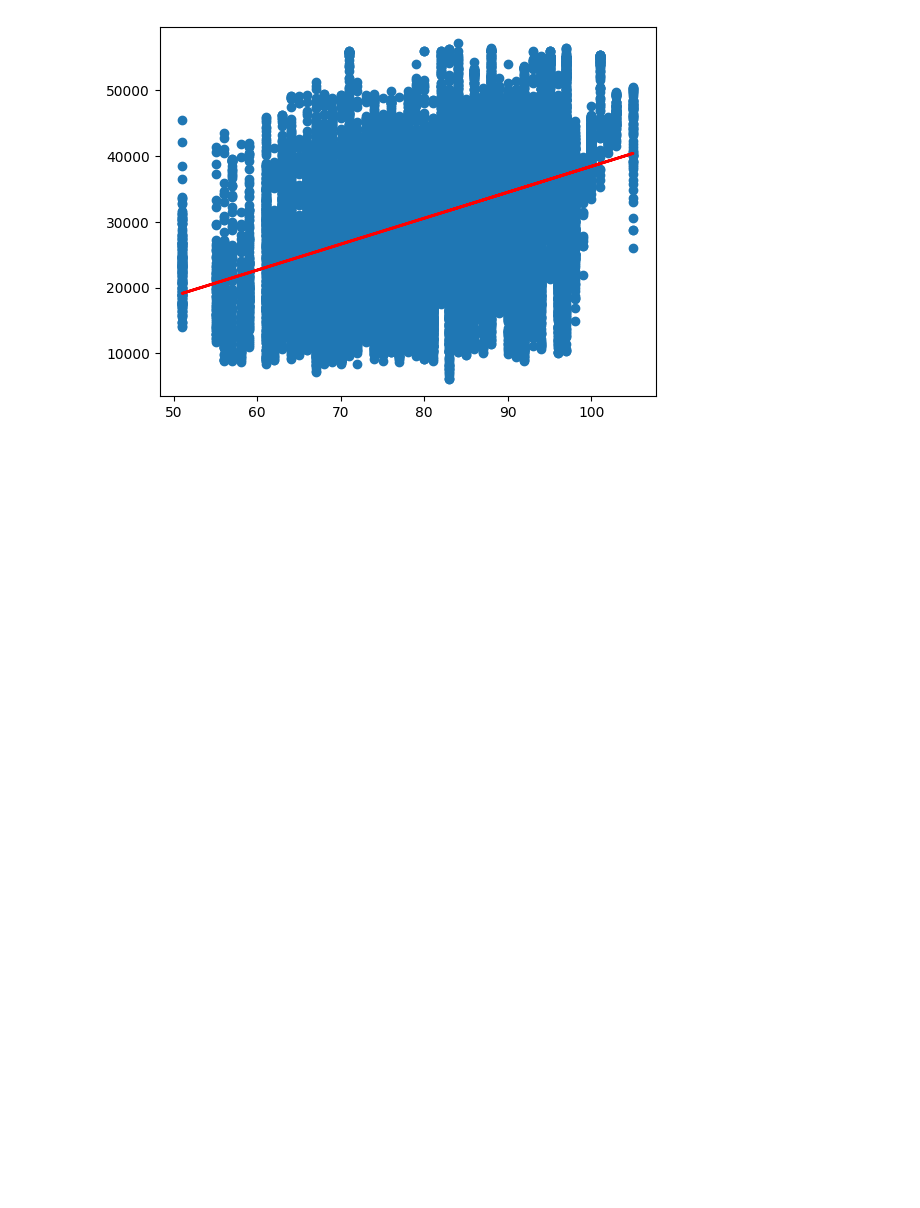
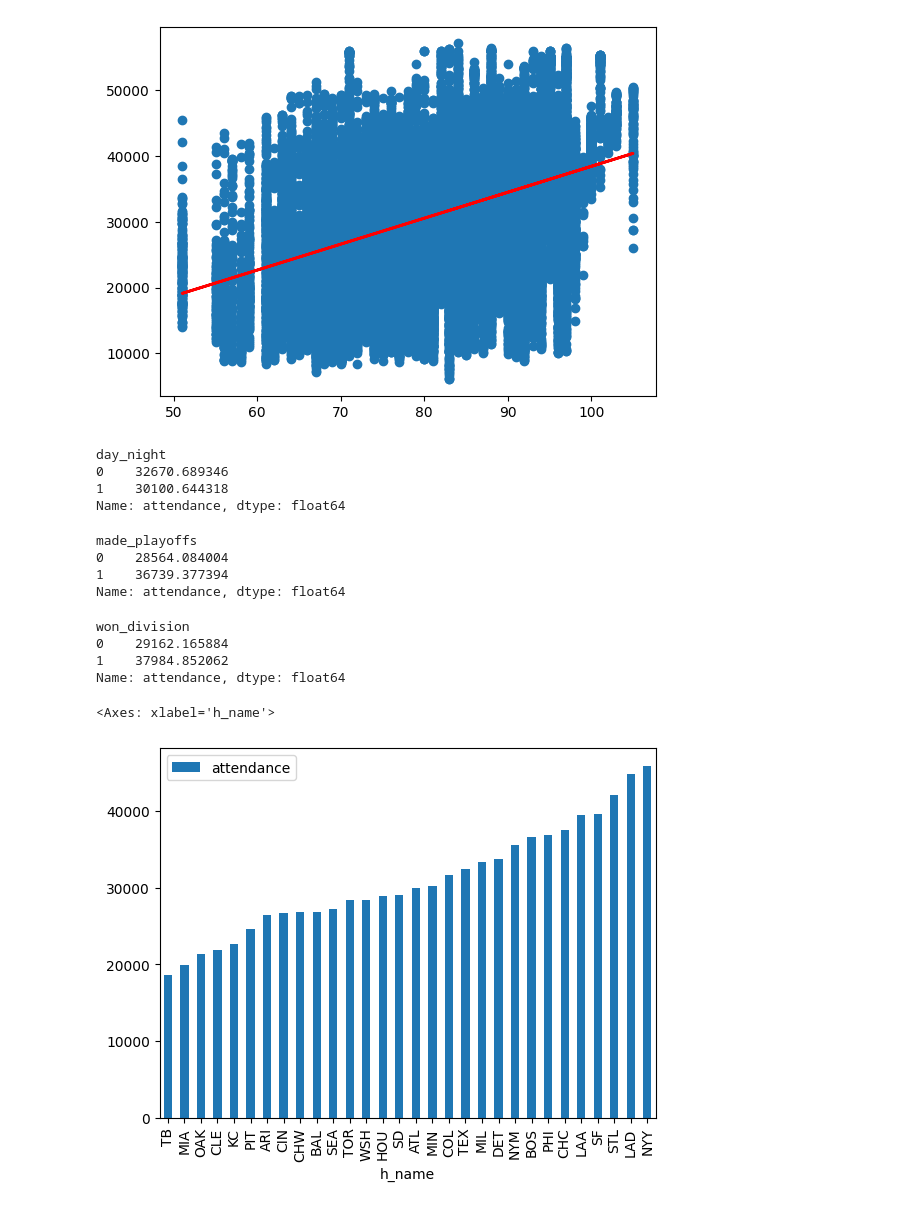
Before and after one commit to tmarchok1/DS440_project, a Jupyter notebook: initialEDA.ipynb, the cells around one changed output. Cells and saved outputs as stored; diff of their text form; code cells hidden in the pictures; blank space fills up the shorter version.

```diff
--- a/initialEDA.ipynb
+++ b/initialEDA.ipynb
@@ -4,6 +4,6 @@ import numpy as np
 import seaborn as sns
 import matplotlib.pyplot as plt
 # %%
-glogs_wcp = pd.read_csv('https://raw.githubusercontent.com/tmarchok1/DS440_project/refs/heads/Travis/glogs_wcp.csv')
+glogs_final = pd.read_csv('https://raw.githubusercontent.com/tmarchok1/DS440_project/refs/heads/Travis/glogs_final.csv')
 # %%
 # Test correlations between variables
@@ -24,3 +24,30 @@ slope
 # %% [output]
 np.float64(394.2484209408163)
 [figure]
+# %%
+glogs_final.groupby('day_night')['attendance'].mean()
+# %% [output]
+day_night
+0    32670.689346
+1    30100.644318
+Name: attendance, dtype: float64
+# %%
+glogs_final.groupby('made_playoffs')['attendance'].mean()
+# %% [output]
+made_playoffs
+0    28564.084004
+1    36739.377394
+Name: attendance, dtype: float64
+# %%
+glogs_final.groupby('won_division')['attendance'].mean()
+# %% [output]
+won_division
+0    29162.165884
+1    37984.852062
+Name: attendance, dtype: float64
+# %%
+v_namedf = glogs_final.groupby('h_name')['attendance'].mean().sort_values().to_frame()
+v_namedf.plot(kind='bar', y='attendance')
+# %% [output]
+<Axes: xlabel='h_name'>
+[figure, added]
```
Also changed, not shown: parts of 9 cells of this notebook, 1 other file.
